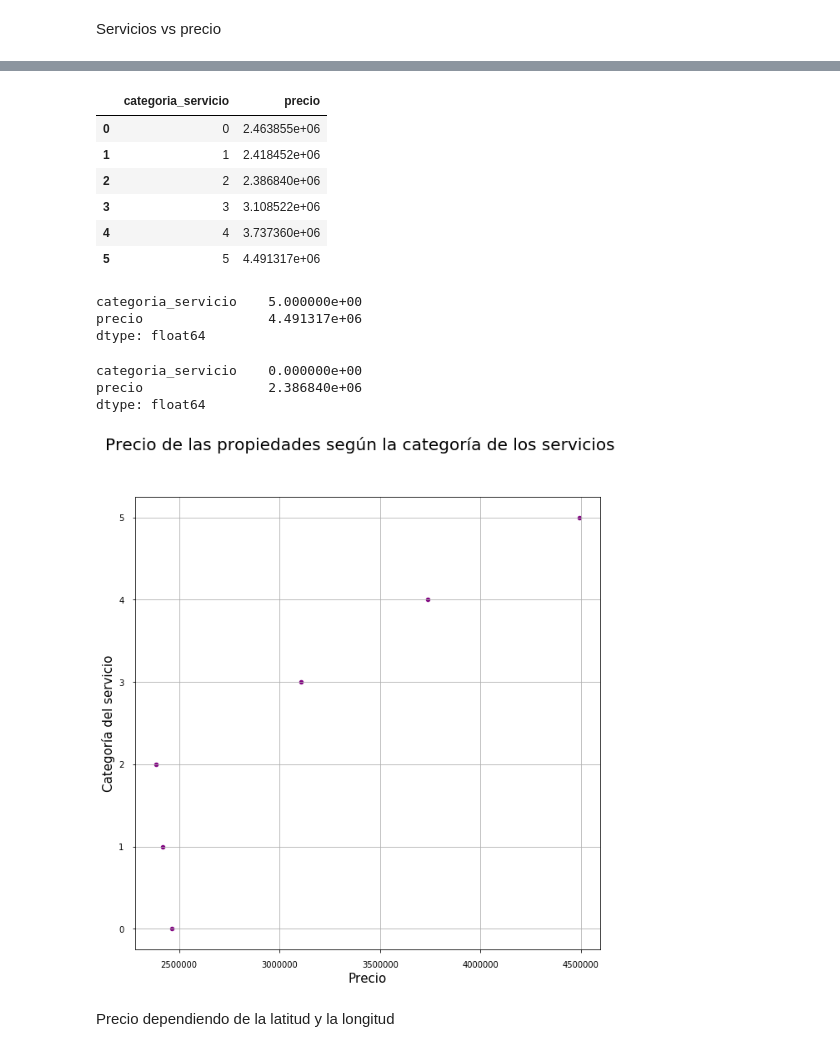
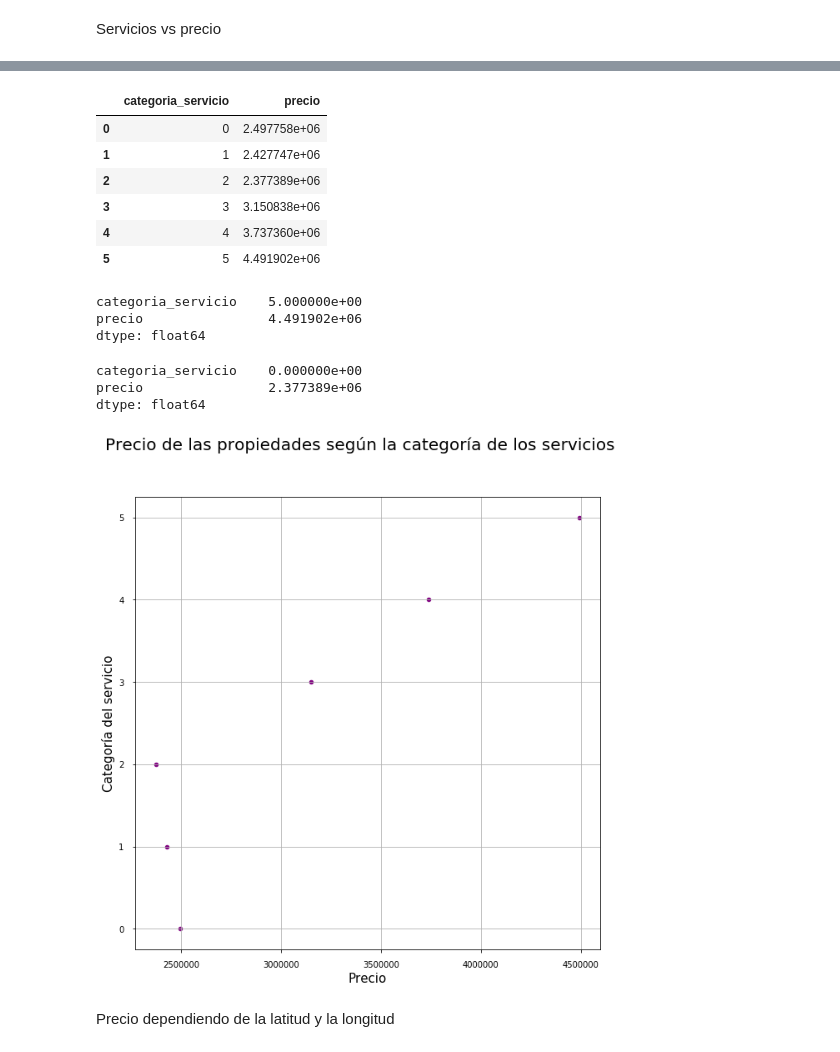
Before and after one commit to lorenzolgz/orgadatostp1, a Jupyter notebook: Análisis_Ailu.ipynb, the cells around one changed output, grey strips where cells are left out. Saved outputs shown, nothing was run; the diff lists cells and outputs as text; code cells hidden in the pictures.

Commit message:
Arreglo de gráfico de categorías servicio

```diff
--- a/Análisis_Ailu.ipynb
+++ b/Análisis_Ailu.ipynb
@@ -341,2 +361,8 @@ Servicios vs precio
 # %%
 df['categoria_servicio'] = df['gimnasio'] + df['usosmultiples'] + df['piscina'] + df['escuelascercanas'] + df['centroscomercialescercanos']
+# %%
+serviciovsprecio_df1 = df.loc[( (df['tipodepropiedad'] == 'Casa') | (df['tipodepropiedad'] == 'Apartamento') | \
+              (df['tipodepropiedad'] == 'Casa en condominio') | (df['tipodepropiedad'] == 'Edificio') | \
+              (df['tipodepropiedad'] == 'Quinta Vacacional') | (df['tipodepropiedad'] == 'Duplex') | \
+              (df['tipodepropiedad'] == 'Rancho') | (df['tipodepropiedad'] == 'Departamento Compartido') | \
+              (df['tipodepropiedad'] == 'Hospedaje') )]
@@ -343,27 +382,27 @@ df['categoria_servicio'] = df['gimnasio'] + df['usosmultiples'] + df['piscina']
 # %%
-serviciovsprecio_df1 = df.loc[:,['categoria_servicio', 'precio']]
-serviciovsprecio_df = serviciovsprecio_df1.groupby('categoria_servicio')['precio'].agg('mean').reset_index()
+serviciovsprecio_df2 = serviciovsprecio_df1[['categoria_servicio', 'precio']]
+serviciovsprecio_df = serviciovsprecio_df2.groupby('categoria_servicio')['precio'].agg('mean').reset_index()
 serviciovsprecio_df['categoria_servicio'] = serviciovsprecio_df['categoria_servicio'].astype(np.int8)
 serviciovsprecio_df
 # %% [output]
 |  | categoria_servicio | precio |
-| 0 | 0 | 2.463855e+06 |
-| 1 | 1 | 2.418452e+06 |
-| 2 | 2 | 2.386840e+06 |
-| 3 | 3 | 3.108522e+06 |
+| 0 | 0 | 2.497758e+06 |
+| 1 | 1 | 2.427747e+06 |
+| 2 | 2 | 2.377389e+06 |
+| 3 | 3 | 3.150838e+06 |
 | 4 | 4 | 3.737360e+06 |
-| 5 | 5 | 4.491317e+06 |
+| 5 | 5 | 4.491902e+06 |
 # %%
 serviciovsprecio_df.max()
 # %% [output]
 categoria_servicio    5.000000e+00
-precio                4.491317e+06
+precio                4.491902e+06
 dtype: float64
 # %%
 serviciovsprecio_df.min()
 # %% [output]
 categoria_servicio    0.000000e+00
-precio                2.386840e+06
+precio                2.377389e+06
 dtype: float64
 # %%
 fig, ax1 = plt.subplots() # prepara un gráfico de matplotlib
@@ -378,7 +417,7 @@ fig.suptitle('Precio de las propiedades según la categoría de los servicios',
 
 plt.savefig('/home/ailen-magali/Documentos/precio_por_categorias.png', bbox_inches = 'tight', pad_inches = 0.1)
 # %% [output]
-[figure, old version]
+[figure, new version]
 # %% [markdown]
 Precio dependiendo de la latitud y la longitud
 # %%
```
Also changed, not shown: parts of 4 cells of this notebook.
